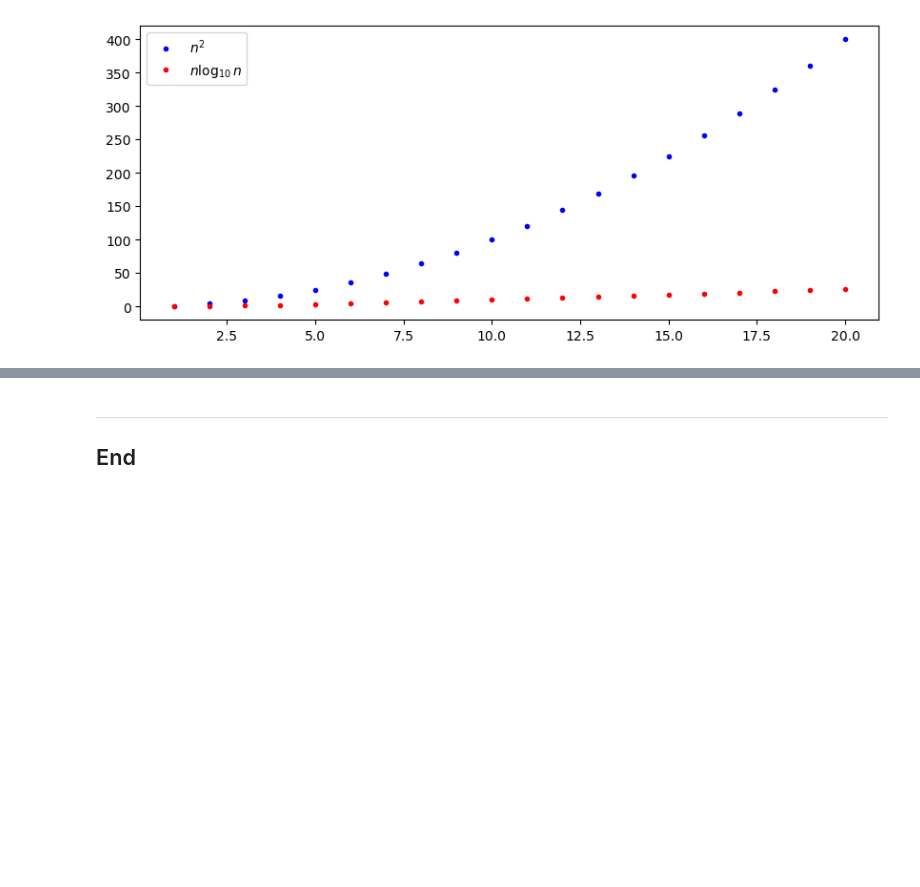
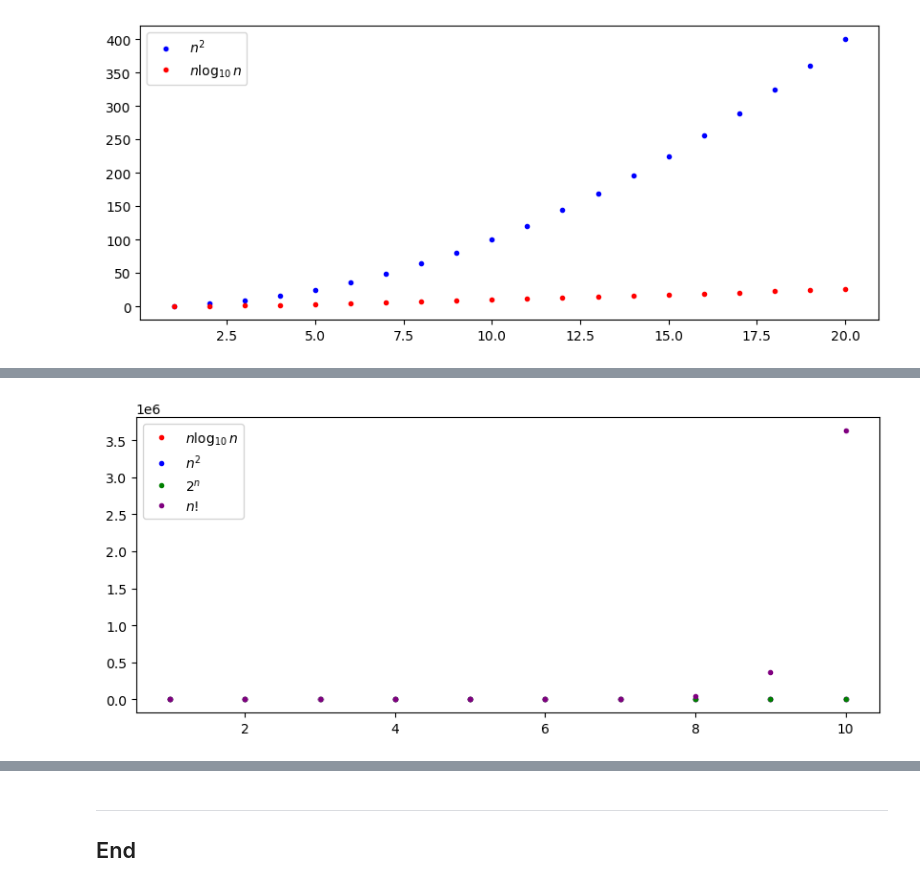
Before and after one commit to ianmcloughlin/notebooks, a Jupyter notebook: big_o.ipynb, the cells around one changed output, grey strips where cells are left out. Saved outputs shown, nothing was run; the diff lists cells and outputs as text; code cells hidden in the pictures; blank space fills up the shorter version.

```diff
--- a/big_o.ipynb
+++ b/big_o.ipynb
@@ -133,0 +154,26 @@ ax.legend();
+# %%
+# Factorial function for numpy arrays.
+fact = np.vectorize(math.factorial)
+# %%
+# Range of values for n - 20 too big for factorial.
+n = np.arange(1, 11)
+
+# Create a plot.
+fig, ax = plt.subplots(figsize=(10, 4))
+
+# Plot nlogn.
+ax.plot(n, n * np.log10(n), label='$n \log_{10} n$', color='red', marker='.', linestyle='None')
+
+# Plot n^2.
+ax.plot(n, n**2, label='$n^2$', color='blue', marker='.', linestyle='None')
+
+# Plot 2^n.
+ax.plot(n, 2**n, label='$2^n$', color='green', marker='.', linestyle='None')
+
+# Plot n!
+ax.plot(n, fact(n), label='$n!$', color='purple', marker='.', linestyle='None')
+
+# Legend.
+ax.legend();
+# %% [output]
+[figure, added]
```
Also changed, not shown: parts of 15 cells of this notebook, 1 other file.
